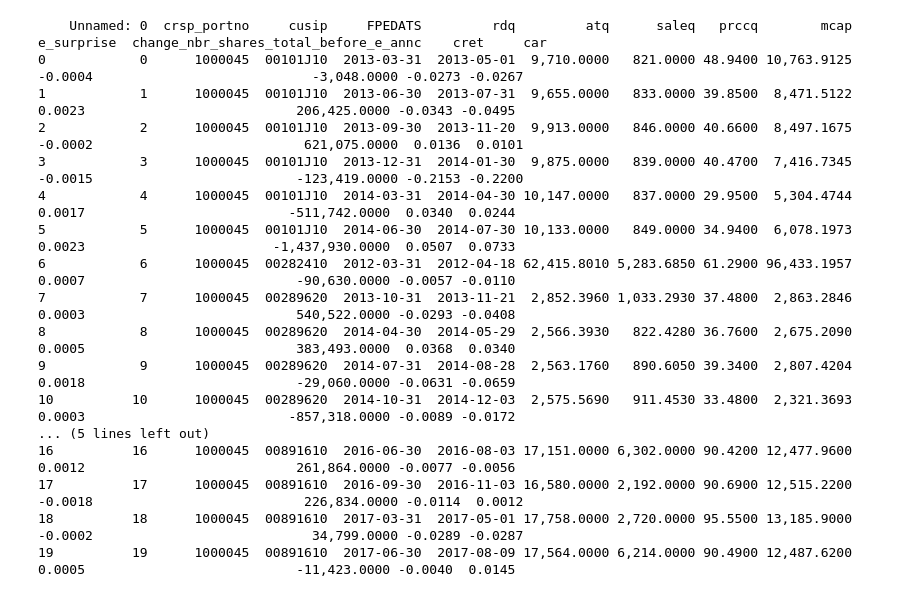
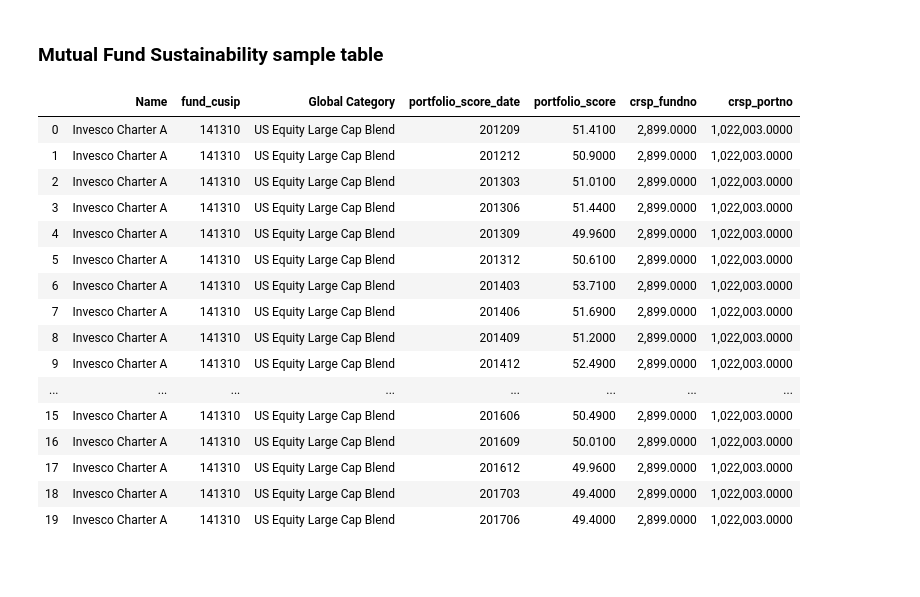
Before and after one commit to DijunLiu1995/CSR_Earnings, a Jupyter notebook: Fund_sust_holding_data.ipynb, the cells around one changed output. Saved outputs shown, nothing was run; the diff lists cells and outputs as text; code cells hidden in the pictures; blank space fills up the shorter version.

```diff
--- a/Fund_sust_holding_data.ipynb
+++ b/Fund_sust_holding_data.ipynb
@@ -41,22 +58,22 @@ print(fund_sust)
-# %%
-#load data file
-holding_data=pd.read_csv('Jupyter/holding_data.csv') #save
-print(holding_data)
-# %% [output]
-    Unnamed: 0  crsp_portno     cusip     FPEDATS         rdq         atq      saleq   prccq        mcap  e_surprise  change_nbr_shares_total_before_e_annc    cret     car
-0            0      1000045  00101J10  2013-03-31  2013-05-01  9,710.0000   821.0000 48.9400 10,763.9125     -0.0004                            -3,048.0000 -0.0273 -0.0267
-1            1      1000045  00101J10  2013-06-30  2013-07-31  9,655.0000   833.0000 39.8500  8,471.5122      0.0023                           206,425.0000 -0.0343 -0.0495
-2            2      1000045  00101J10  2013-09-30  2013-11-20  9,913.0000   846.0000 40.6600  8,497.1675     -0.0002                           621,075.0000  0.0136  0.0101
-3            3      1000045  00101J10  2013-12-31  2014-01-30  9,875.0000   839.0000 40.4700  7,416.7345     -0.0015                          -123,419.0000 -0.2153 -0.2200
-4            4      1000045  00101J10  2014-03-31  2014-04-30 10,147.0000   837.0000 29.9500  5,304.4744      0.0017                          -511,742.0000  0.0340  0.0244
-5            5      1000045  00101J10  2014-06-30  2014-07-30 10,133.0000   849.0000 34.9400  6,078.1973      0.0023                        -1,437,930.0000  0.0507  0.0733
-6            6      1000045  00282410  2012-03-31  2012-04-18 62,415.8010 5,283.6850 61.2900 96,433.1957      0.0007                           -90,630.0000 -0.0057 -0.0110
-7            7      1000045  00289620  2013-10-31  2013-11-21  2,852.3960 1,033.2930 37.4800  2,863.2846      0.0003                           540,522.0000 -0.0293 -0.0408
-8            8      1000045  00289620  2014-04-30  2014-05-29  2,566.3930   822.4280 36.7600  2,675.2090      0.0005                           383,493.0000  0.0368  0.0340
-9            9      1000045  00289620  2014-07-31  2014-08-28  2,563.1760   890.6050 39.3400  2,807.4204      0.0018                           -29,060.0000 -0.0631 -0.0659
-10          10      1000045  00289620  2014-10-31  2014-12-03  2,575.5690   911.4530 33.4800  2,321.3693      0.0003                          -857,318.0000 -0.0089 -0.0172
-... (5 lines left out)
-16          16      1000045  00891610  2016-06-30  2016-08-03 17,151.0000 6,302.0000 90.4200 12,477.9600      0.0012                           261,864.0000 -0.0077 -0.0056
-17          17      1000045  00891610  2016-09-30  2016-11-03 16,580.0000 2,192.0000 90.6900 12,515.2200     -0.0018                           226,834.0000 -0.0114  0.0012
-18          18      1000045  00891610  2017-03-31  2017-05-01 17,758.0000 2,720.0000 95.5500 13,185.9000     -0.0002                            34,799.0000 -0.0289 -0.0287
-19          19      1000045  00891610  2017-06-30  2017-08-09 17,564.0000 6,214.0000 90.4900 12,487.6200      0.0005                           -11,423.0000 -0.0040  0.0145
+# %% [markdown]
+### Mutual Fund Sustainability sample table
+# %%
+fund_sust
+# %% [output]
+|  | Name | fund_cusip | Global Category | portfolio_score_date | portfolio_score | crsp_fundno | crsp_portno |
+| 0 | Invesco Charter A | 141310 | US Equity Large Cap Blend | 201209 | 51.4100 | 2,899.0000 | 1,022,003.0000 |
+| 1 | Invesco Charter A | 141310 | US Equity Large Cap Blend | 201212 | 50.9000 | 2,899.0000 | 1,022,003.0000 |
+| 2 | Invesco Charter A | 141310 | US Equity Large Cap Blend | 201303 | 51.0100 | 2,899.0000 | 1,022,003.0000 |
+| 3 | Invesco Charter A | 141310 | US Equity Large Cap Blend | 201306 | 51.4400 | 2,899.0000 | 1,022,003.0000 |
+| 4 | Invesco Charter A | 141310 | US Equity Large Cap Blend | 201309 | 49.9600 | 2,899.0000 | 1,022,003.0000 |
+| 5 | Invesco Charter A | 141310 | US Equity Large Cap Blend | 201312 | 50.6100 | 2,899.0000 | 1,022,003.0000 |
+| 6 | Invesco Charter A | 141310 | US Equity Large Cap Blend | 201403 | 53.7100 | 2,899.0000 | 1,022,003.0000 |
+| 7 | Invesco Charter A | 141310 | US Equity Large Cap Blend | 201406 | 51.6900 | 2,899.0000 | 1,022,003.0000 |
+| 8 | Invesco Charter A | 141310 | US Equity Large Cap Blend | 201409 | 51.2000 | 2,899.0000 | 1,022,003.0000 |
+| 9 | Invesco Charter A | 141310 | US Equity Large Cap Blend | 201412 | 52.4900 | 2,899.0000 | 1,022,003.0000 |
+| ... | ... | ... | ... | ... | ... | ... | ... |
+| 15 | Invesco Charter A | 141310 | US Equity Large Cap Blend | 201606 | 50.4900 | 2,899.0000 | 1,022,003.0000 |
+| 16 | Invesco Charter A | 141310 | US Equity Large Cap Blend | 201609 | 50.0100 | 2,899.0000 | 1,022,003.0000 |
+| 17 | Invesco Charter A | 141310 | US Equity Large Cap Blend | 201612 | 49.9600 | 2,899.0000 | 1,022,003.0000 |
+| 18 | Invesco Charter A | 141310 | US Equity Large Cap Blend | 201703 | 49.4000 | 2,899.0000 | 1,022,003.0000 |
+| 19 | Invesco Charter A | 141310 | US Equity Large Cap Blend | 201706 | 49.4000 | 2,899.0000 | 1,022,003.0000 |
```
Also changed, not shown: parts of 7 cells of this notebook.
